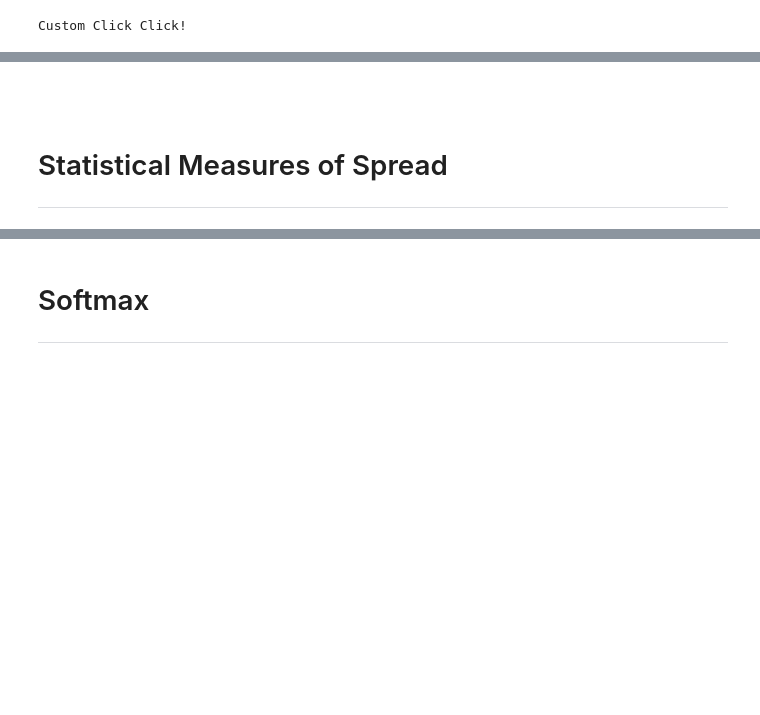
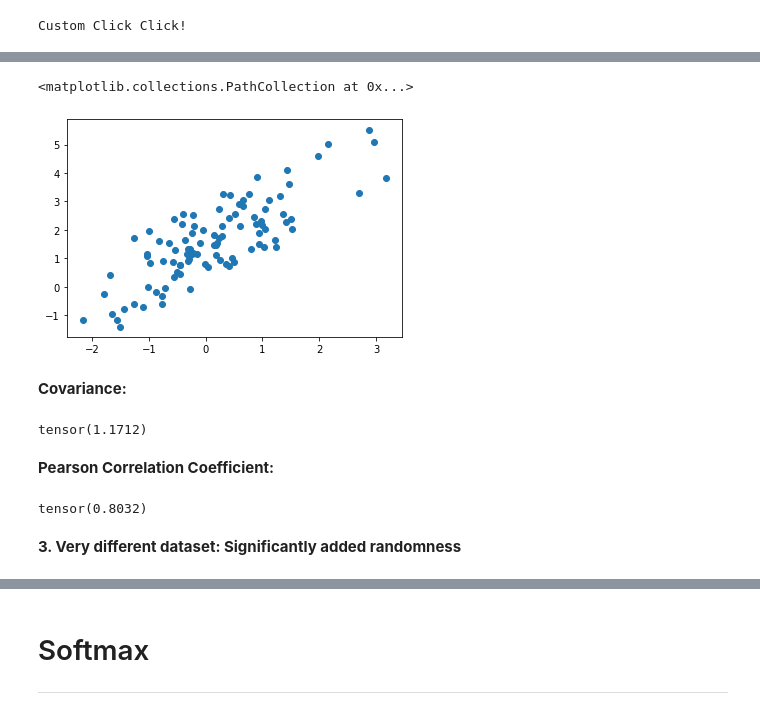
Before and after one commit to AmanDaVinci/DeepOrigins, a Jupyter notebook: notebooks/00_Basics.ipynb, the cells around one changed output, grey strips where cells are left out. Cells and saved outputs as stored; diff of their text form; code cells hidden in the pictures; blank space fills up the shorter version.

```diff
--- a/notebooks/00_Basics.ipynb
+++ b/notebooks/00_Basics.ipynb
@@ -213,5 +510,24 @@ Custom Click Click!
+# %%
+randomness = 3.
+# %%
+y = x + torch.rand_like(x)*randomness
+plt.scatter(x,y)
+# %% [output]
+<matplotlib.collections.PathCollection at 0x...>
+[figure, added]
 # %% [markdown]
-##
+**Covariance:**
-# %% [markdown]
-# Statistical Measures of Spread
----
+# %%
+cov = ((x - x.mean()) * (y - y.mean())).mean()
+cov
+# %% [output]
+tensor(1.1712)
+# %% [markdown]
+**Pearson Correlation Coefficient:**
+# %%
+p_corr = cov / (x.std() * y.std())
+p_corr
+# %% [output]
+tensor(0.8032)
+# %% [markdown]
+**3. Very different dataset: Significantly added randomness**
```
Also changed, not shown: parts of 87 cells of this notebook.
